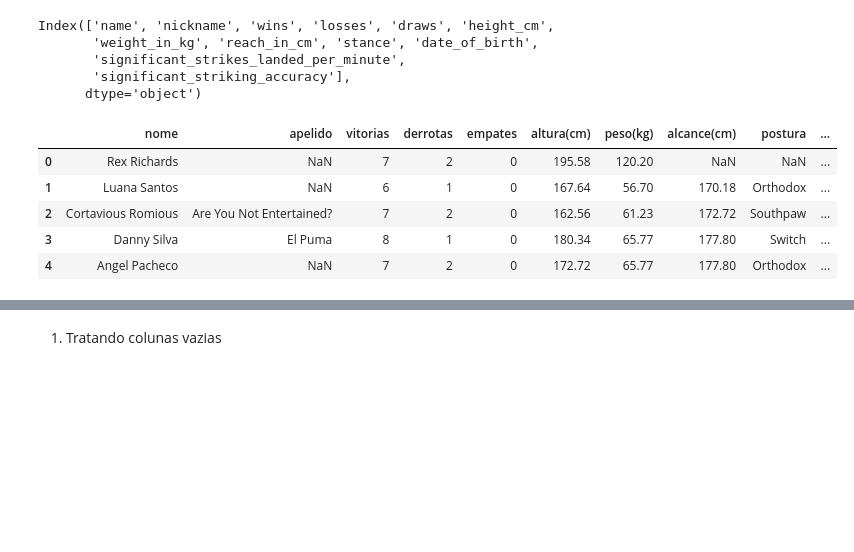
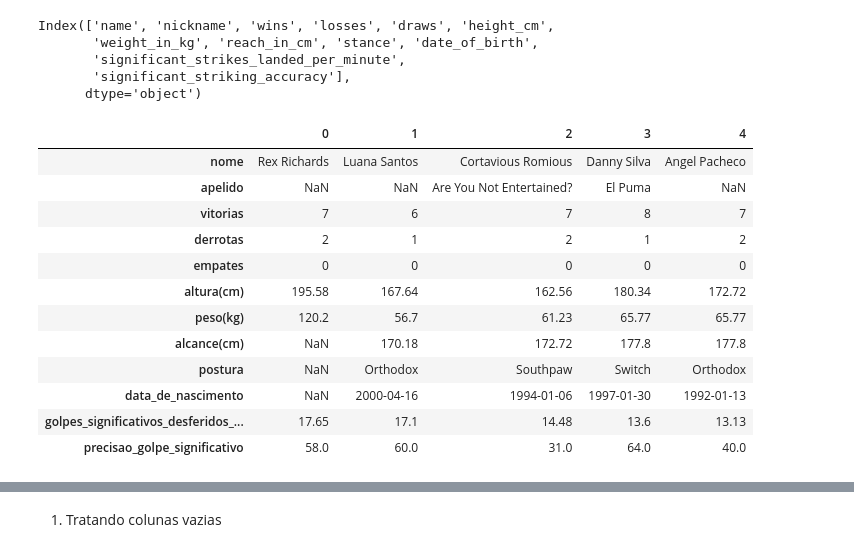
Before and after one commit to Texugo-928/Santander_ML2, a Jupyter notebook: Projeto.ipynb, the cells around one changed output, grey strips where cells are left out. Cells and saved outputs as stored; diff of their text form; code cells hidden in the pictures; blank space fills up the shorter version.

```diff
--- a/Projeto.ipynb
+++ b/Projeto.ipynb
@@ -29,3 +31,11 @@ from sklearn.cluster import AgglomerativeClustering
 import sklearn.datasets as skdata
 # %% [markdown]
 ### 🌟 Leitura da Base de dados
+# %%
+#Para quem for abrir no Google Colab descomentar linhas abaixo
+from google.colab import drive
+drive.mount('/content/drive')
+
+bd_data = 'ufc-fighters-statistics.csv'
+dados = pd.read_csv('/content/drive/MyDrive/Colab Notebooks/ADA - DATA SCIENTIST/Machine Learning II - Projeto Final/' + bd_data)
+##dados = dados.drop(dados.columns[0], axis=1) #se for droppar coluna
@@ -32,7 +44,8 @@ import sklearn.datasets as skdata
 # %%
-bd_data = 'ufc-fighters-statistics.csv'
+#Para quem for abrir no VSCode descomentar linhas abaixo
+#bd_data = 'ufc-fighters-statistics.csv'
 
-dados = pd.read_csv(bd_data)
+#dados = pd.read_csv(bd_data)
 ##dados = dados.drop(dados.columns[0], axis=1) #se for droppar coluna
 # %% [markdown]
 ### 🌟 Criando funções
@@ -65,15 +99,22 @@ Index(['name', 'nickname', 'wins', 'losses', 'draws', 'height_cm',
 # %%
 novos_nomes1 = ['nome','apelido','vitorias','derrotas','empates','altura(cm)','peso(kg)','alcance(cm)','postura','data_de_nascimento','golpes_significativos_desferidos_por_minuto','precisao_golpe_significativo']
 
 renomeia_coluna_df(df_1,novos_nomes1)
-df_1.head()
+df_1.head().T
 # %% [output]
-|  | nome | apelido | vitorias | derrotas | empates | altura(cm) | peso(kg) | alcance(cm) | postura | ... |
-| 0 | Rex Richards | NaN | 7 | 2 | 0 | 195.58 | 120.20 | NaN | NaN | ... |
-| 1 | Luana Santos | NaN | 6 | 1 | 0 | 167.64 | 56.70 | 170.18 | Orthodox | ... |
-| 2 | Cortavious Romious | Are You Not Entertained? | 7 | 2 | 0 | 162.56 | 61.23 | 172.72 | Southpaw | ... |
-| 3 | Danny Silva | El Puma | 8 | 1 | 0 | 180.34 | 65.77 | 177.80 | Switch | ... |
-| 4 | Angel Pacheco | NaN | 7 | 2 | 0 | 172.72 | 65.77 | 177.80 | Orthodox | ... |
+|  | 0 | 1 | 2 | 3 | 4 |
+| nome | Rex Richards | Luana Santos | Cortavious Romious | Danny Silva | Angel Pacheco |
+| apelido | NaN | NaN | Are You Not Entertained? | El Puma | NaN |
+| vitorias | 7 | 6 | 7 | 8 | 7 |
+| derrotas | 2 | 1 | 2 | 1 | 2 |
+| empates | 0 | 0 | 0 | 0 | 0 |
+| altura(cm) | 195.58 | 167.64 | 162.56 | 180.34 | 172.72 |
+| peso(kg) | 120.2 | 56.7 | 61.23 | 65.77 | 65.77 |
+| alcance(cm) | NaN | 170.18 | 172.72 | 177.8 | 177.8 |
+| postura | NaN | Orthodox | Southpaw | Switch | Orthodox |
+| data_de_nascimento | NaN | 2000-04-16 | 1994-01-06 | 1997-01-30 | 1992-01-13 |
+| golpes_significativos_desferidos_... | 17.65 | 17.1 | 14.48 | 13.6 | 13.13 |
+| precisao_golpe_significativo | 58.0 | 60.0 | 31.0 | 64.0 | 40.0 |
 # %%
 df_1.info()
 # %% [output]
```
Also changed, not shown: parts of 29 cells of this notebook.
